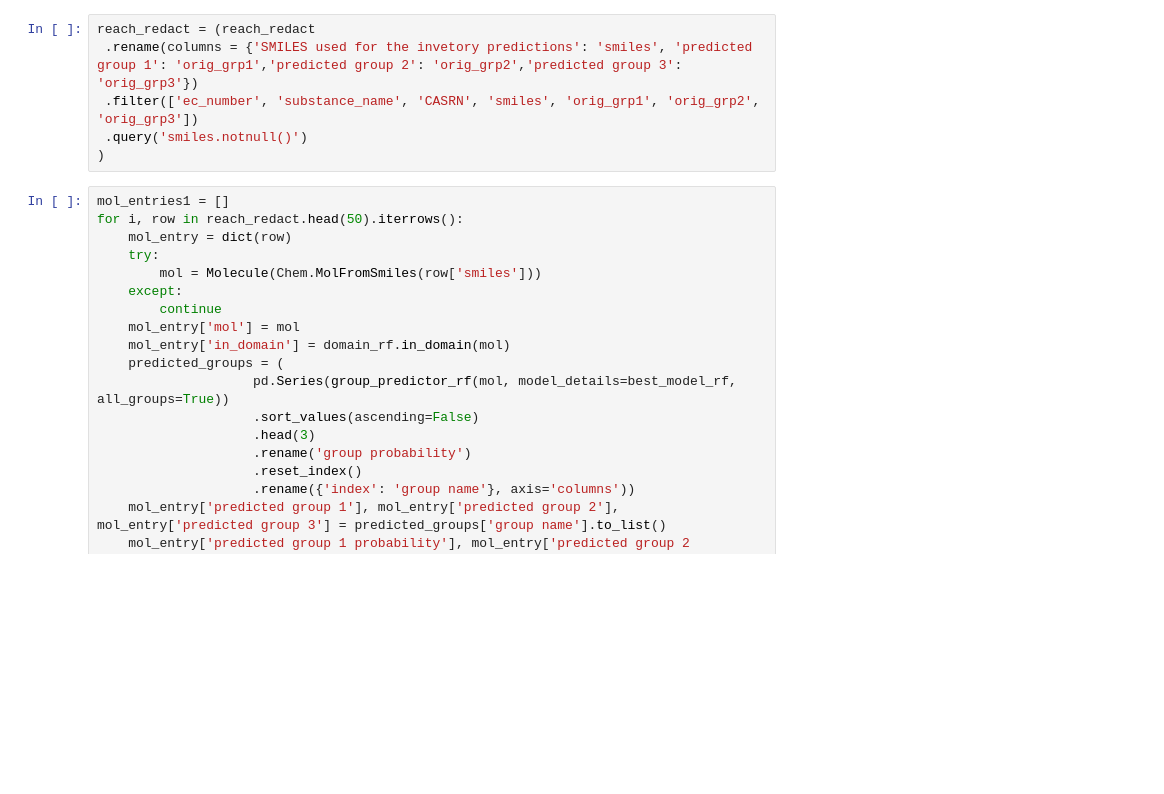
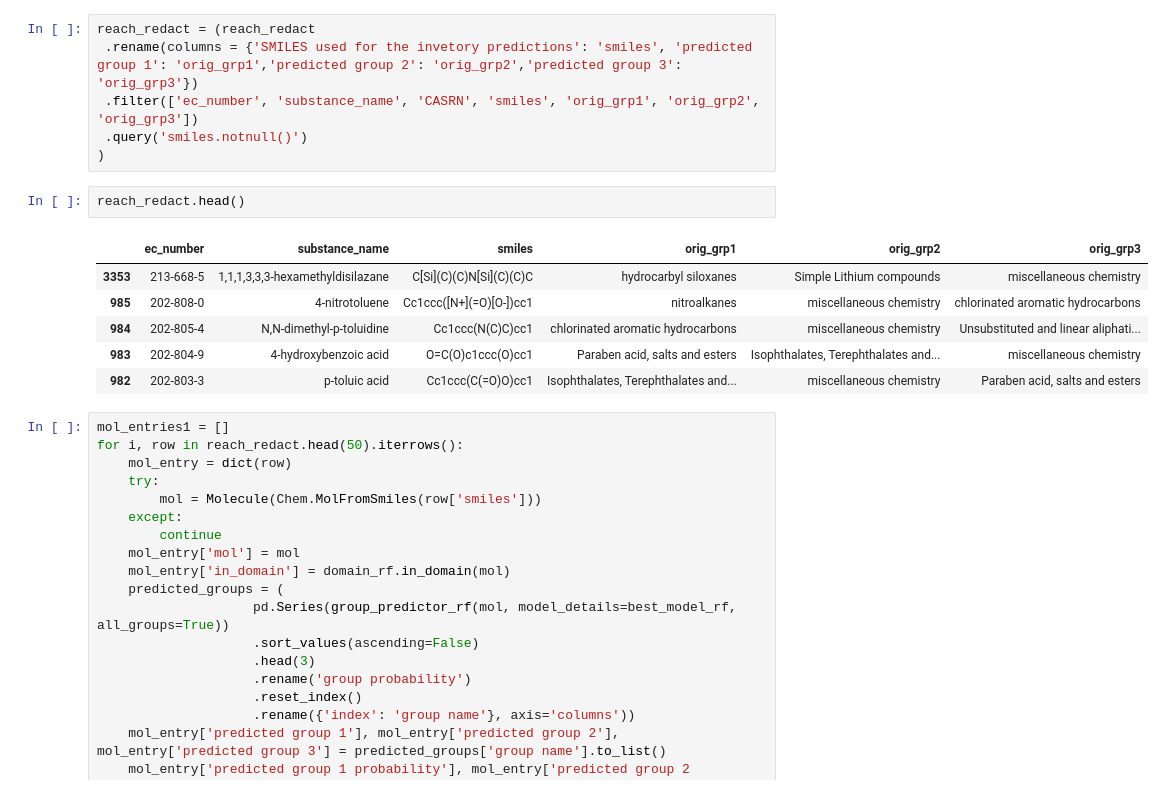
Before and after one commit to patlewig/arn_cats, a Jupyter notebook: notebooks/05-walkthrough.ipynb, the cells around one changed output. Drawn from its saved outputs; the diff is of its cells as text; blank space fills up the shorter version.

```diff
--- a/notebooks/05-walkthrough.ipynb
+++ b/notebooks/05-walkthrough.ipynb
@@ -114,6 +127,15 @@ reach_redact = (reach_redact
  .filter(['ec_number', 'substance_name', 'CASRN', 'smiles', 'orig_grp1', 'orig_grp2', 'orig_grp3'])
  .query('smiles.notnull()')
 )
+# %%
+reach_redact.head()
+# %% [output]
+|  | ec_number | substance_name | smiles | orig_grp1 | orig_grp2 | orig_grp3 |
+| 3353 | 213-668-5 | 1,1,1,3,3,3-hexamethyldisilazane | C[Si](C)(C)N[Si](C)(C)C | hydrocarbyl siloxanes | Simple Lithium compounds | miscellaneous chemistry |
+| 985 | 202-808-0 | 4-nitrotoluene | Cc1ccc([N+](=O)[O-])cc1 | nitroalkanes | miscellaneous chemistry | chlorinated aromatic hydrocarbons |
+| 984 | 202-805-4 | N,N-dimethyl-p-toluidine | Cc1ccc(N(C)C)cc1 | chlorinated aromatic hydrocarbons | miscellaneous chemistry | Unsubstituted and linear aliphati... |
+| 983 | 202-804-9 | 4-hydroxybenzoic acid | O=C(O)c1ccc(O)cc1 | Paraben acid, salts and esters | Isophthalates, Terephthalates and... | miscellaneous chemistry |
+| 982 | 202-803-3 | p-toluic acid | Cc1ccc(C(=O)O)cc1 | Isophthalates, Terephthalates and... | miscellaneous chemistry | Paraben acid, salts and esters |
 # %%
 mol_entries1 = []
 for i, row in reach_redact.head(50).iterrows():
```
Also changed, not shown: parts of 7 cells of this notebook, 1 other file.
